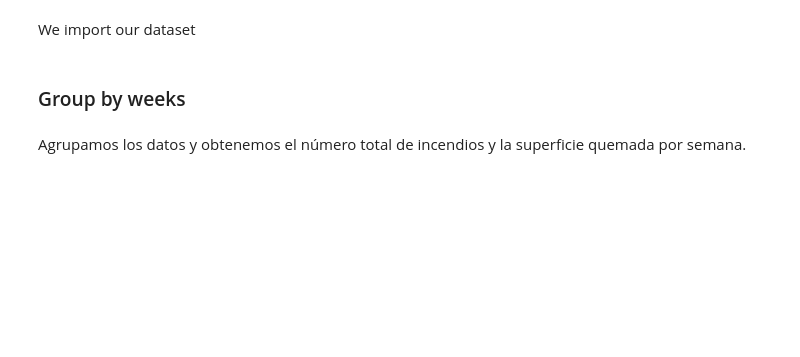
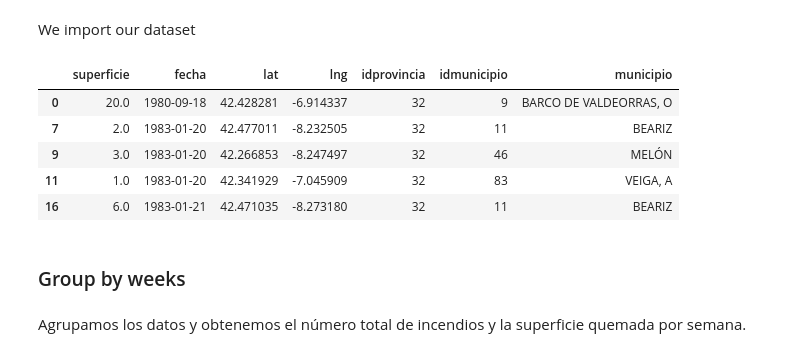
Before and after one commit to JozsefIvanGafo/4-Year-Q1-iao-project-Prediction-of-Forest-fires-in-Galicia-Spain2024-UC3M, a Jupyter notebook: prediction_time_series.ipynb, the cells around one changed output. Drawn from its saved outputs; the diff is of its cells as text; code cells hidden in the pictures; blank space fills up the shorter version.

```diff
--- a/prediction_time_series.ipynb
+++ b/prediction_time_series.ipynb
@@ -14,14 +16,21 @@ import seaborn as sns
 # %% [markdown]
 We import our dataset
 # %%
-data_path="data/fires-time-series.xlsx"
+data_path="data/fires-time-series.csv"
 try:
-    df=pd.read_excel(data_path)
+    df=pd.read_csv(data_path)
 except Exception as error:
     print(f"Error while importing the excel file: {error}")
 
 df = df[df['idprovincia'] == 32] # Ourense
 df.head()
+# %% [output]
+|  | superficie | fecha | lat | lng | idprovincia | idmunicipio | municipio |
+| 0 | 20.0 | 1980-09-18 | 42.428281 | -6.914337 | 32 | 9 | BARCO DE VALDEORRAS, O |
+| 7 | 2.0 | 1983-01-20 | 42.477011 | -8.232505 | 32 | 11 | BEARIZ |
+| 9 | 3.0 | 1983-01-20 | 42.266853 | -8.247497 | 32 | 46 | MELÓN |
+| 11 | 1.0 | 1983-01-20 | 42.341929 | -7.045909 | 32 | 83 | VEIGA, A |
+| 16 | 6.0 | 1983-01-21 | 42.471035 | -8.273180 | 32 | 11 | BEARIZ |
 # %% [markdown]
 ### Group by weeks
 # %% [markdown]
```
Also changed, not shown: parts of 2 cells of this notebook, 28 other files.
